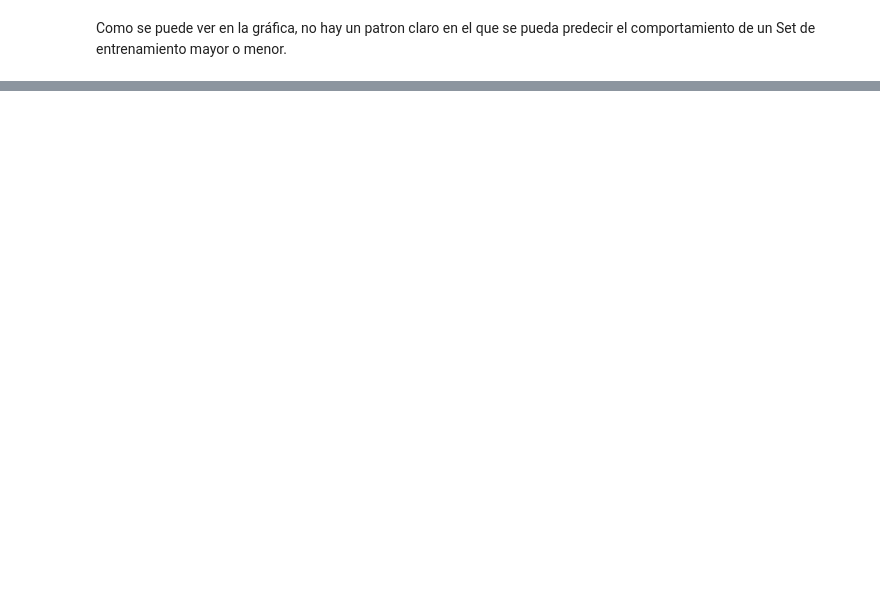
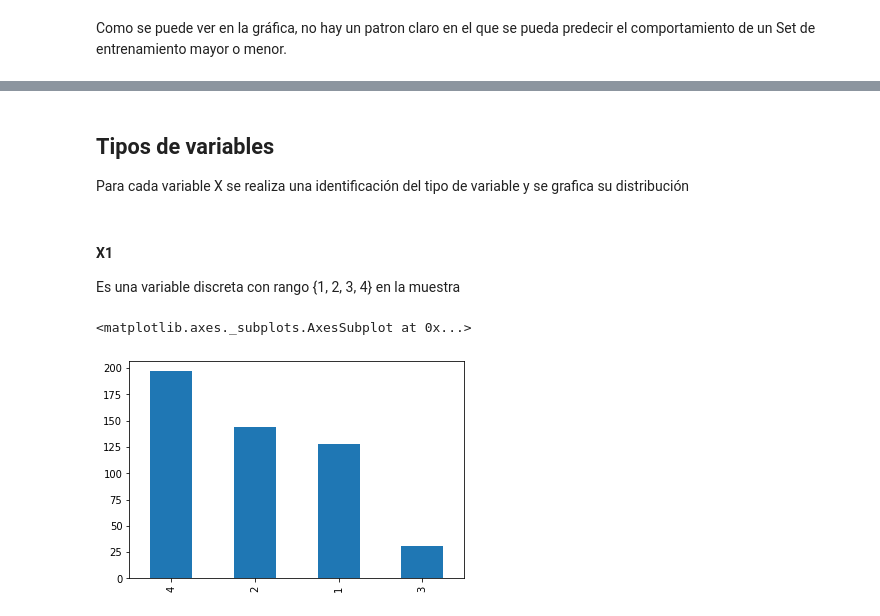
Before and after one commit to jgavirias13/DataScienceTools, a Jupyter notebook: Estadistica/taller1/taller1.ipynb, the cells around one changed output, grey strips where cells are left out. Drawn from its saved outputs; the diff is of its cells as text; code cells hidden in the pictures; blank space fills up the shorter version.

Commit message:
Taller 1 Estadistica
Se realiza el punto 5 completo del taller

```diff
--- a/Estadistica/taller1/taller1.ipynb
+++ b/Estadistica/taller1/taller1.ipynb
@@ -248,0 +252,4 @@ Como se puede ver en la gráfica, no hay un patron claro en el que se pueda pred
+# %%
+## Lectura de datos
+data = pd.read_excel('ELE.xlsx')
+data
@@ -248,0 +270,13 @@ Como se puede ver en la gráfica, no hay un patron claro en el que se pueda pred
+# %% [markdown]
+## Tipos de variables
+
+Para cada variable X se realiza una identificación del tipo de variable y se grafica su distribución
+# %% [markdown]
+#### X1
+
+Es una variable discreta con rango {1, 2, 3, 4} en la muestra
+# %%
+data.X1.value_counts().plot.bar()
+# %% [output]
+<matplotlib.axes._subplots.AxesSubplot at 0x...>
+[figure, added]
```
Also changed, not shown: parts of 65 cells of this notebook, 1 other file.
